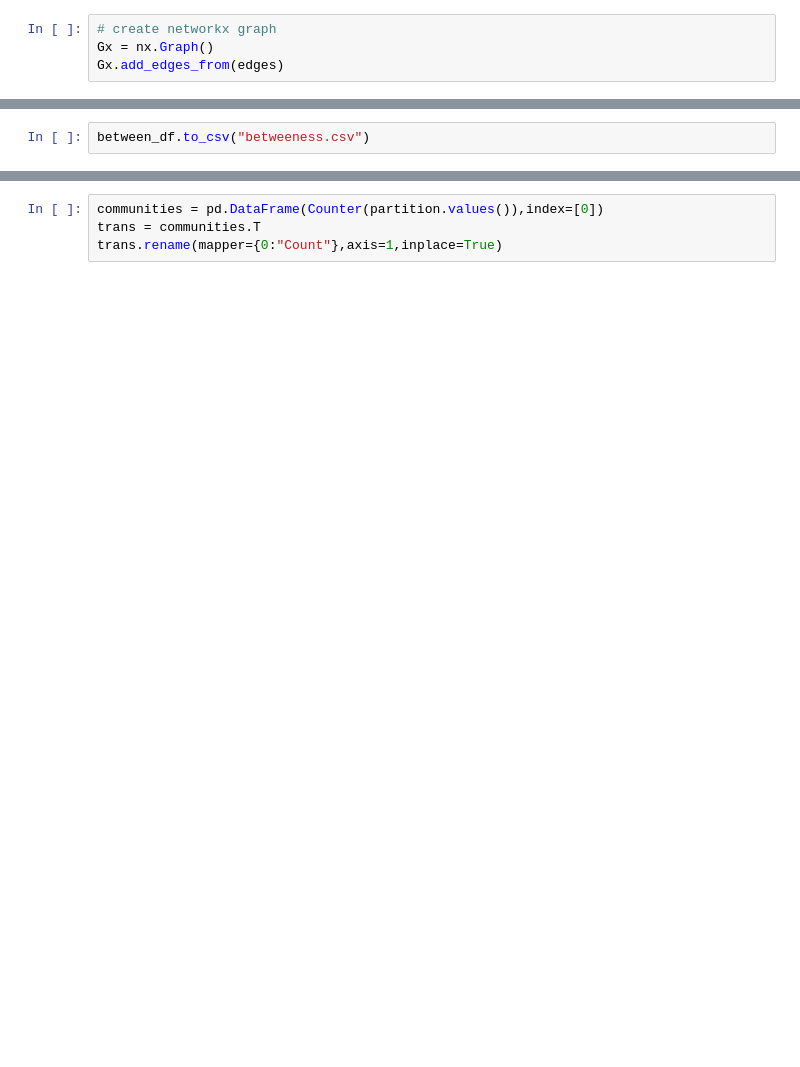
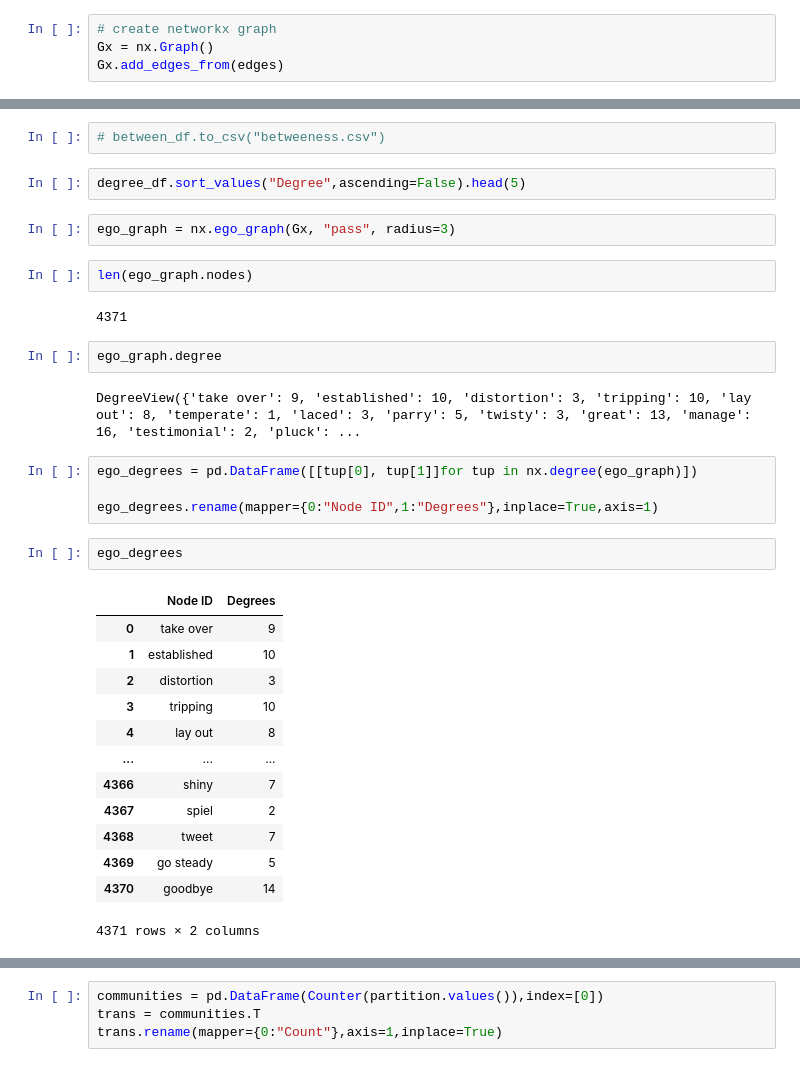
Before and after one commit to VassMorozov/Synonyms, a Jupyter notebook: Network_analysis.ipynb, the cells around one changed output, grey strips where cells are left out. Drawn from its saved outputs; the diff is of its cells as text; blank space fills up the shorter version.

```diff
--- a/Network_analysis.ipynb
+++ b/Network_analysis.ipynb
@@ -63,2 +85,34 @@ degree_df = pd.DataFrame.from_dict(degree, orient="index", columns = ["Degree Ce
 # %%
-between_df.to_csv("betweeness.csv")
+# between_df.to_csv("betweeness.csv")
+# %%
+degree_df.sort_values("Degree",ascending=False).head(5)
+# %%
+ego_graph = nx.ego_graph(Gx, "pass", radius=3)
+# %%
+len(ego_graph.nodes)
+# %% [output]
+4371
+# %%
+ego_graph.degree
+# %% [output]
+DegreeView({'take over': 9, 'established': 10, 'distortion': 3, 'tripping': 10, 'lay out': 8, 'temperate': 1, 'laced': 3, 'parry': 5, 'twisty': 3, 'great': 13, 'manage': 16, 'testimonial': 2, 'pluck': ...
+# %%
+ego_degrees = pd.DataFrame([[tup[0], tup[1]]for tup in nx.degree(ego_graph)])
+
+ego_degrees.rename(mapper={0:"Node ID",1:"Degrees"},inplace=True,axis=1)
+# %%
+ego_degrees
+# %% [output]
+|  | Node ID | Degrees |
+| 0 | take over | 9 |
+| 1 | established | 10 |
+| 2 | distortion | 3 |
+| 3 | tripping | 10 |
+| 4 | lay out | 8 |
+| ... | ... | ... |
+| 4366 | shiny | 7 |
+| 4367 | spiel | 2 |
+| 4368 | tweet | 7 |
+| 4369 | go steady | 5 |
+| 4370 | goodbye | 14 |
+4371 rows × 2 columns
```
Also changed, not shown: parts of 29 cells of this notebook, 1 other file.
